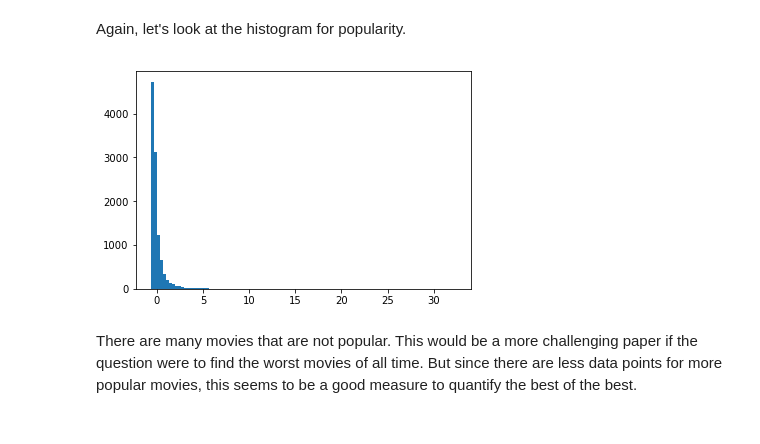
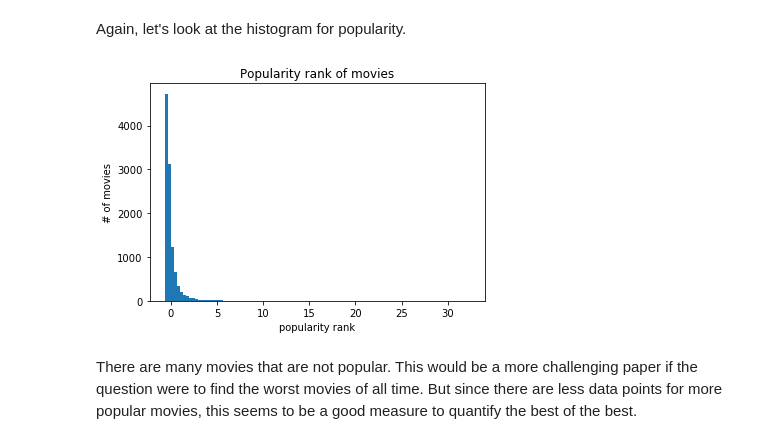
Before and after one commit to SandorAtTheZoo/UdacityDataAnalysisProject2, a Jupyter notebook: investigate-a-dataset-defineMovieSuccess.ipynb, the cells around one changed output. Cells and saved outputs as stored; diff of their text form; code cells hidden in the pictures.

```diff
--- a/investigate-a-dataset-defineMovieSuccess.ipynb
+++ b/investigate-a-dataset-defineMovieSuccess.ipynb
@@ -275,8 +287,11 @@ topPopularCast = dfMergedPopularity.groupby(dfMergedPopularity['cast']).size().s
 Again, let's look at the histogram for popularity.
 # %%
 plt.hist(dfPopularity['popularityStandardized'],bins=100);
+plt.title('Popularity rank of movies')
+plt.ylabel('# of movies')
+plt.xlabel('popularity rank');
 # %% [output]
-[figure, old version]
+[figure, new version]
 # %% [markdown]
 There are many movies that are not popular.  This would be a more challenging paper if the question were to find the worst movies of all time.  But since there are less data points for more popular movies, this seems to be a good measure to quantify the best of the best.
 # %% [markdown]
```
Also changed, not shown: parts of 10 cells of this notebook, 1 other file.
